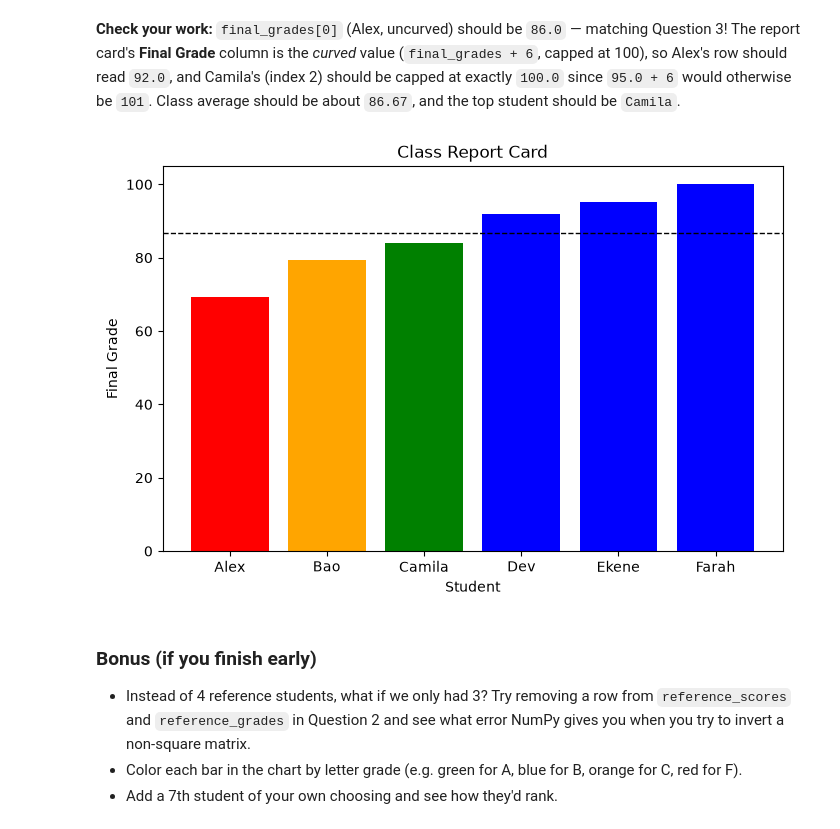
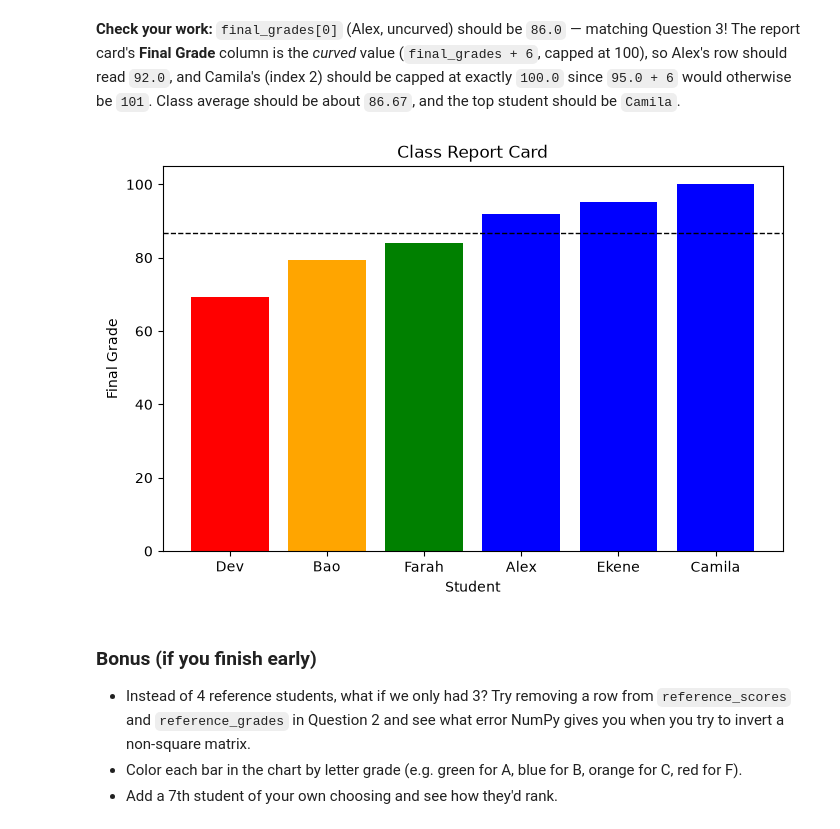
Before and after one commit to maxliu2kbu/PY191_lab, a Jupyter notebook: numpy_grade_calculator_exercises.ipynb, the cells around one changed output. Saved outputs shown, nothing was run; the diff lists cells and outputs as text; code cells hidden in the pictures.

```diff
--- a/numpy_grade_calculator_exercises.ipynb
+++ b/numpy_grade_calculator_exercises.ipynb
@@ -291,20 +291,20 @@ Top student: Camila
 # %%
 # TODO: 6. bar chart of final grades with a class-average line
 plt.figure(figsize=(8, 5))
 
 # your bar chart code here
 colors = {"A": "blue", "B": "green", "C": "orange", "F": "red"}
-plt.bar(student_names, report_card_sorted["Final Grade"], color=[colors[grade] for grade in report_card_sorted["Letter Grade"]])
+plt.bar(report_card_sorted["Names"], report_card_sorted["Final Grade"], color=[colors[grade] for grade in report_card_sorted["Letter Grade"]])
 
 # your horizontal average line here (hint: plt.axhline)
 plt.axhline(curved_grades.mean(), linestyle="--", color="000000", linewidth=1)
 
 plt.xlabel("Student")
 plt.ylabel("Final Grade")
 plt.title("Class Report Card")
 plt.show()
 # %% [output]
-[figure, old version]
+[figure, new version]
 # %% [markdown]
 ### Bonus (if you finish early)
 - Instead of 4 reference students, what if we only had 3? Try removing a row from `reference_scores` and `reference_grades` in Question 2 and see what error NumPy gives you when you try to invert a non-square matrix.
```
Also changed, not shown: 1 other file.
